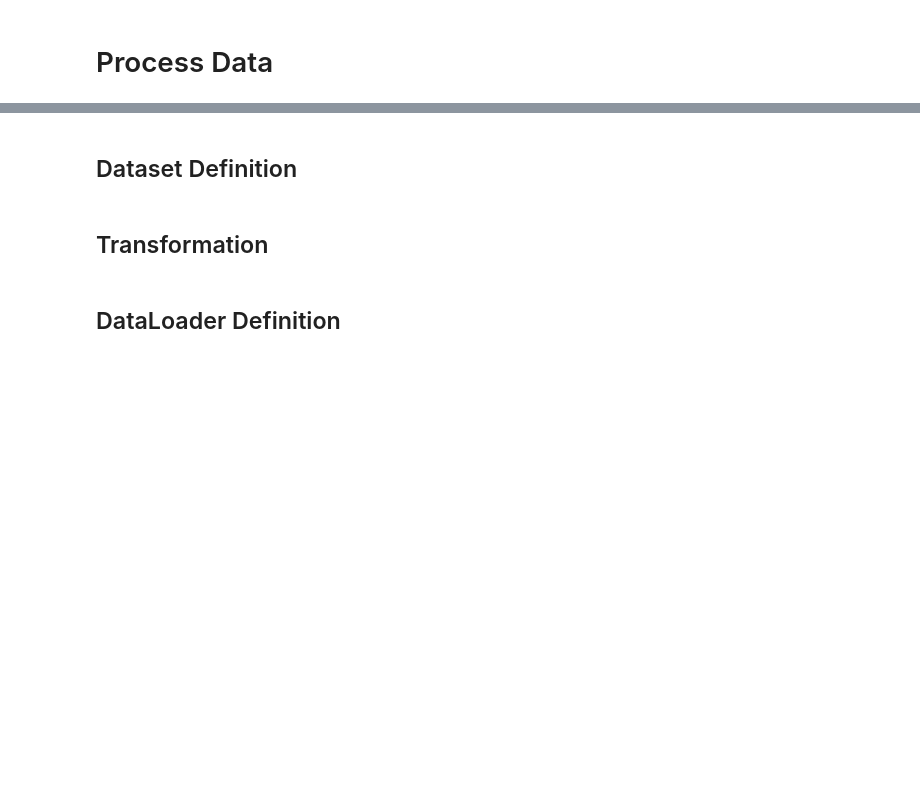
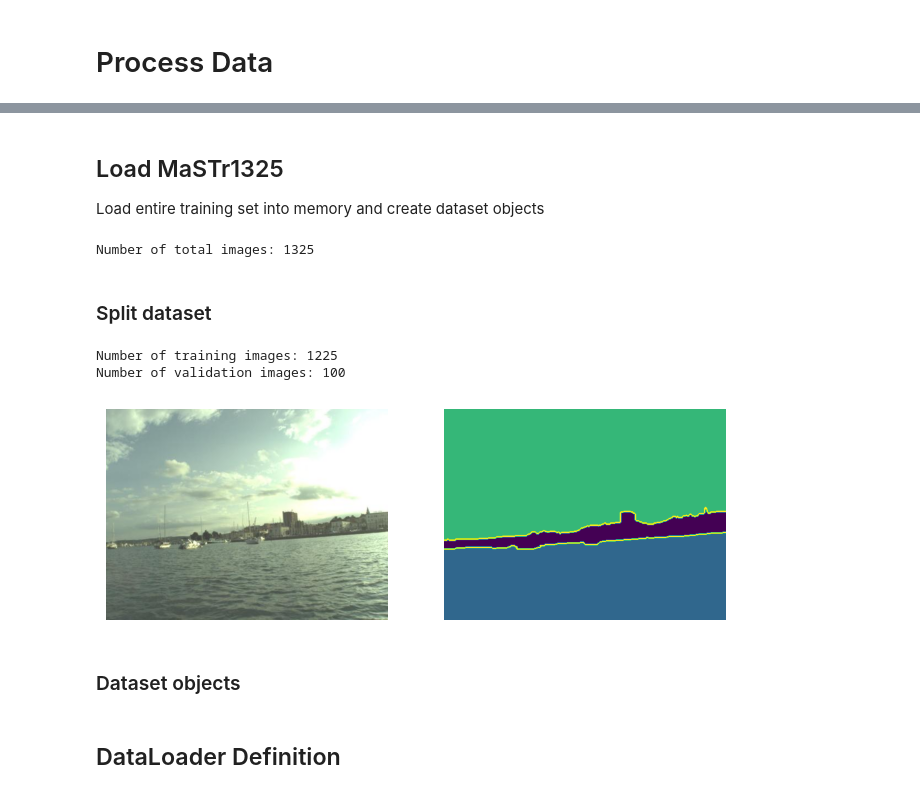
Before and after one commit to LeonY117/msc_project, a Jupyter notebook: notebooks/MC_Dropout.ipynb, the cells around one changed output, grey strips where cells are left out. Drawn from its saved outputs; the diff is of its cells as text; code cells hidden in the pictures; blank space fills up the shorter version.

```diff
--- a/notebooks/MC_Dropout.ipynb
+++ b/notebooks/MC_Dropout.ipynb
@@ -39,4 +325,57 @@ Using cpu
+# %% [markdown]
+## Load MaSTr1325
+Load entire training set into memory and create dataset objects
+# %%
+# load all of training data into memory
+def load_mastr(img_dir, mask_dir):
+    '''Load all data into memory '''
+    img_file_names = os.listdir(img_dir)
+    n = len(img_file_names)
+    # preallocate tensor memory
+    X = torch.zeros((n, 3, 384, 512), dtype=torch.float32, device=DEVICE, requires_grad=False)
+    Y = torch.zeros((n, 1, 384, 512), dtype=torch.float32, device=DEVICE, requires_grad=False)
+
+    for i in tqdm(range(n)):
+      img_path = os.path.join(img_dir, img_file_names[i])
+      mask_path = os.path.join(
+          mask_dir, img_file_names[i].replace(".jpg", "m.png"))
+
+      x = read_image(img_path)
+      y = read_image(mask_path)
+
+      x = x / 255.0
+      y = torch.where(y == DROP_PIX, torch.ones_like(y)*FILL_PIX, y)
+
+      X[i] = x
+      Y[i] = y
+
+    return X, Y
+# %%
+X_train_raw, y_train_raw, X_val_raw, y_val_raw = None, None, None, None
+X_raw, y_raw = load_mastr(IMAGE_DIR, LABEL_DIR)
+print(f'Number of total images: {len(X_raw)}')
+# %% [output]
+Number of total images: 1325
+# %% [markdown]
+### Split dataset
+# %%
+X_train_raw, y_train_raw, X_val_raw, y_val_raw = train_val_test_split(X_raw, y_raw, 1225, 100)
+print(f'Number of training images: {len(X_train_raw)}')
+print(f'Number of validation images: {len(X_val_raw)}')
+
+# show sample image
+plt.figure(figsize=(8, 4))
+plt.subplot(1, 2, 1)
+plt.imshow(X_train_raw[0].permute(1, 2, 0).cpu())
+plt.axis('off')
+plt.subplot(1, 2, 2)
+plt.imshow(y_train_raw[0].permute(1, 2, 0).cpu())
+plt.axis('off')
+
+del X_raw, y_raw
+# %% [output]
+Number of training images: 1225
+Number of validation images: 100
+[figure, added]
 # %% [markdown]
-## Dataset Definition
+### Dataset objects
-# %% [markdown]
-## Transformation
```
Also changed, not shown: parts of 68 cells of this notebook.
